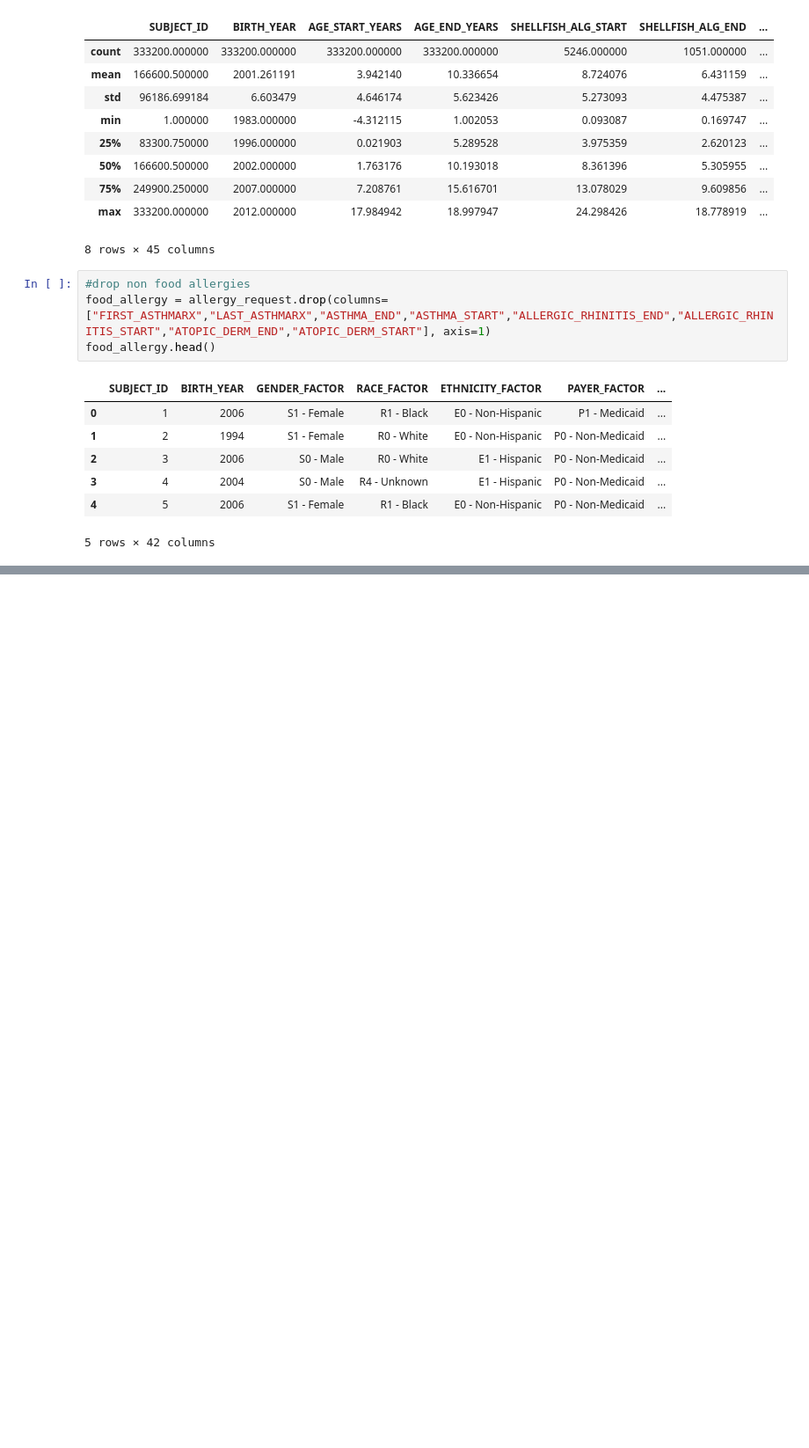
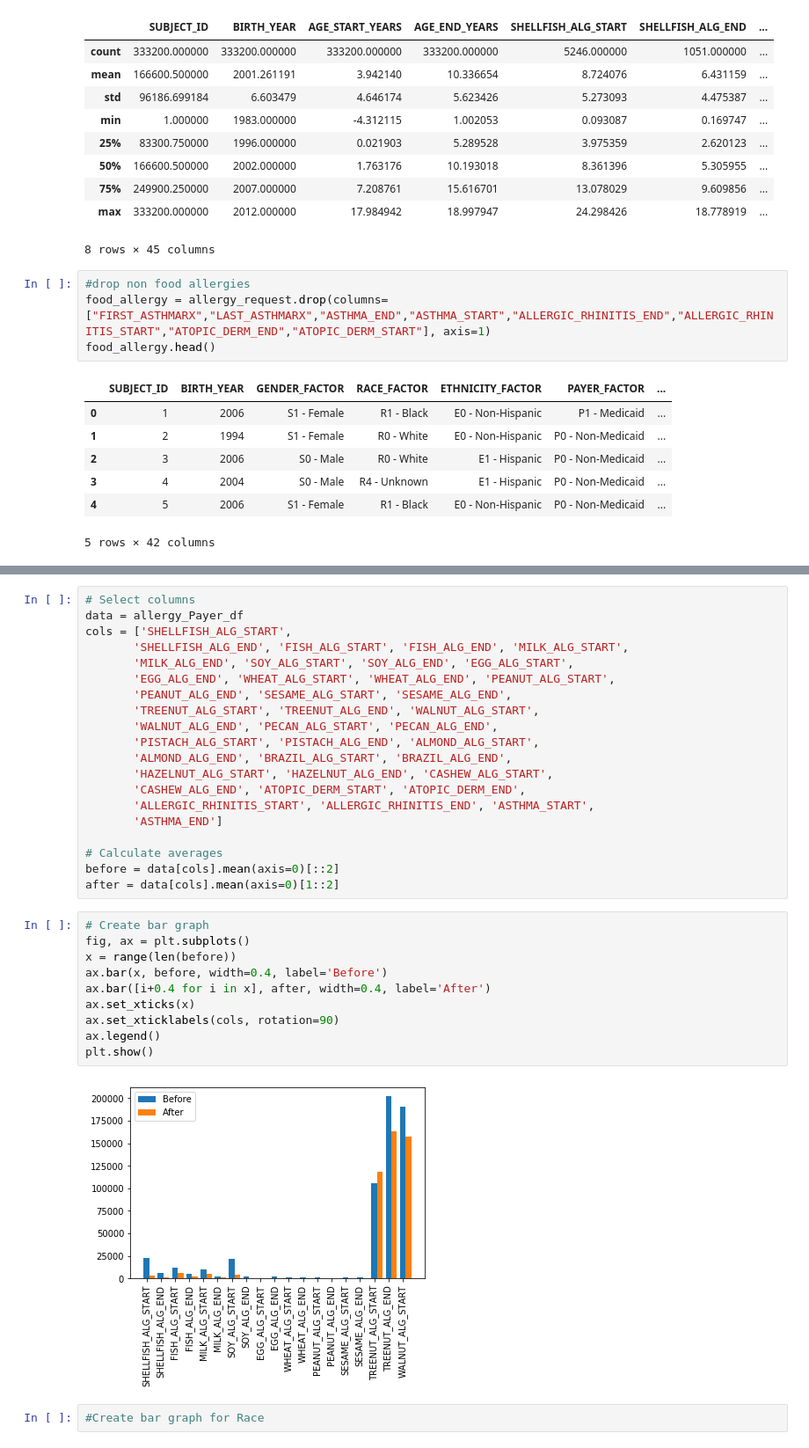
Before and after one commit to rbeebe1/project_01_group_01, a Jupyter notebook: app.ipynb, the cells around one changed output, grey strips where cells are left out. Shown at 88% size. Cells and saved outputs as stored; diff of their text form; blank space fills up the shorter version.

Commit message:
made bar graphs and gorupby data

```diff
--- a/app.ipynb
+++ b/app.ipynb
@@ -42,0 +178,34 @@ food_allergy.head()
+# %%
+# Select columns
+data = allergy_Payer_df
+cols = ['SHELLFISH_ALG_START',
+       'SHELLFISH_ALG_END', 'FISH_ALG_START', 'FISH_ALG_END', 'MILK_ALG_START',
+       'MILK_ALG_END', 'SOY_ALG_START', 'SOY_ALG_END', 'EGG_ALG_START',
+       'EGG_ALG_END', 'WHEAT_ALG_START', 'WHEAT_ALG_END', 'PEANUT_ALG_START',
+       'PEANUT_ALG_END', 'SESAME_ALG_START', 'SESAME_ALG_END',
+       'TREENUT_ALG_START', 'TREENUT_ALG_END', 'WALNUT_ALG_START',
+       'WALNUT_ALG_END', 'PECAN_ALG_START', 'PECAN_ALG_END',
+       'PISTACH_ALG_START', 'PISTACH_ALG_END', 'ALMOND_ALG_START',
+       'ALMOND_ALG_END', 'BRAZIL_ALG_START', 'BRAZIL_ALG_END',
+       'HAZELNUT_ALG_START', 'HAZELNUT_ALG_END', 'CASHEW_ALG_START',
+       'CASHEW_ALG_END', 'ATOPIC_DERM_START', 'ATOPIC_DERM_END',
+       'ALLERGIC_RHINITIS_START', 'ALLERGIC_RHINITIS_END', 'ASTHMA_START',
+       'ASTHMA_END']
+
+# Calculate averages
+before = data[cols].mean(axis=0)[::2]
+after = data[cols].mean(axis=0)[1::2]
+# %%
+# Create bar graph
+fig, ax = plt.subplots()
+x = range(len(before))
+ax.bar(x, before, width=0.4, label='Before')
+ax.bar([i+0.4 for i in x], after, width=0.4, label='After')
+ax.set_xticks(x)
+ax.set_xticklabels(cols, rotation=90)
+ax.legend()
+plt.show()
+# %% [output]
+[figure, added]
+# %%
+#Create bar graph for Race
```
Also changed, not shown: parts of 7 cells of this notebook.
